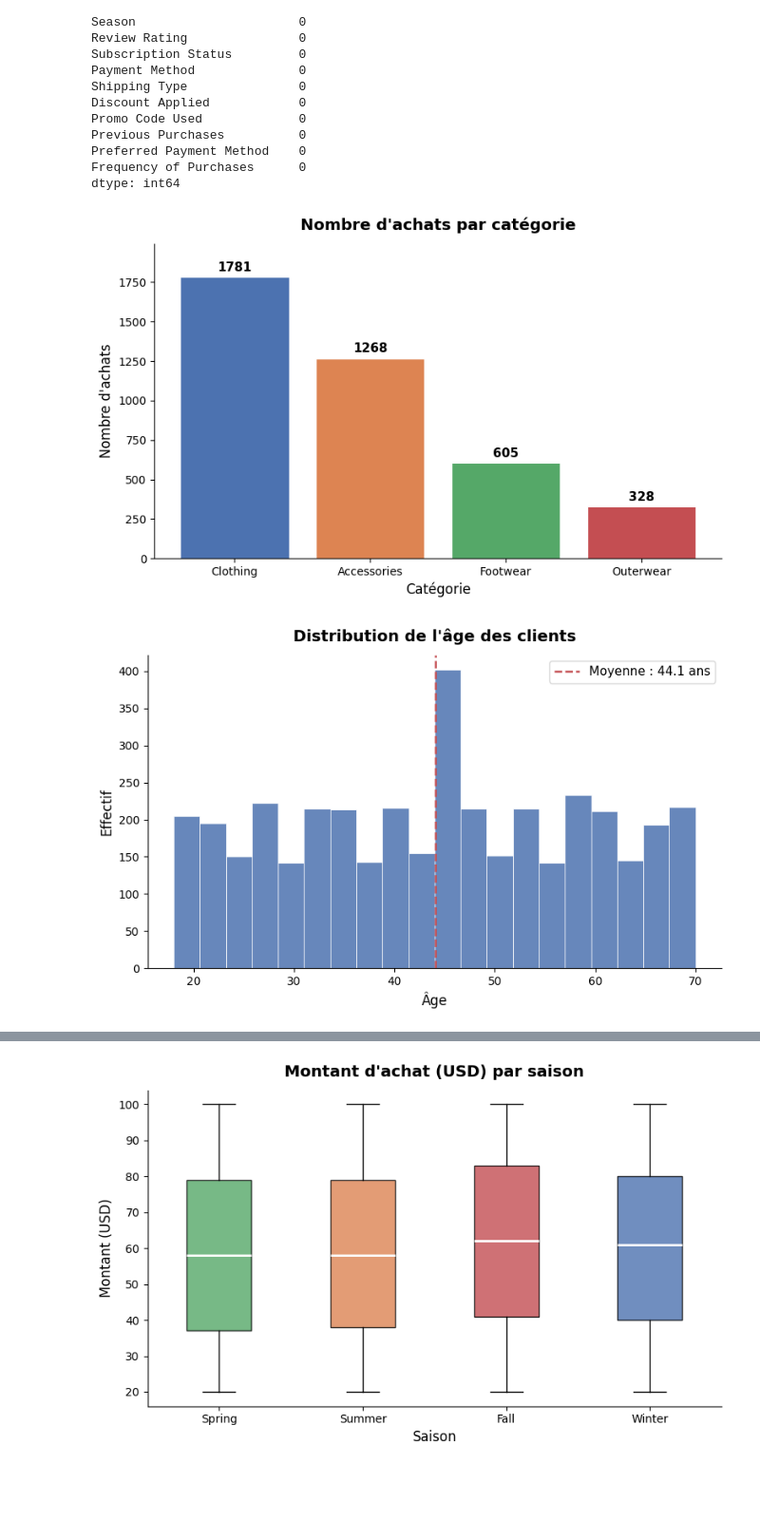
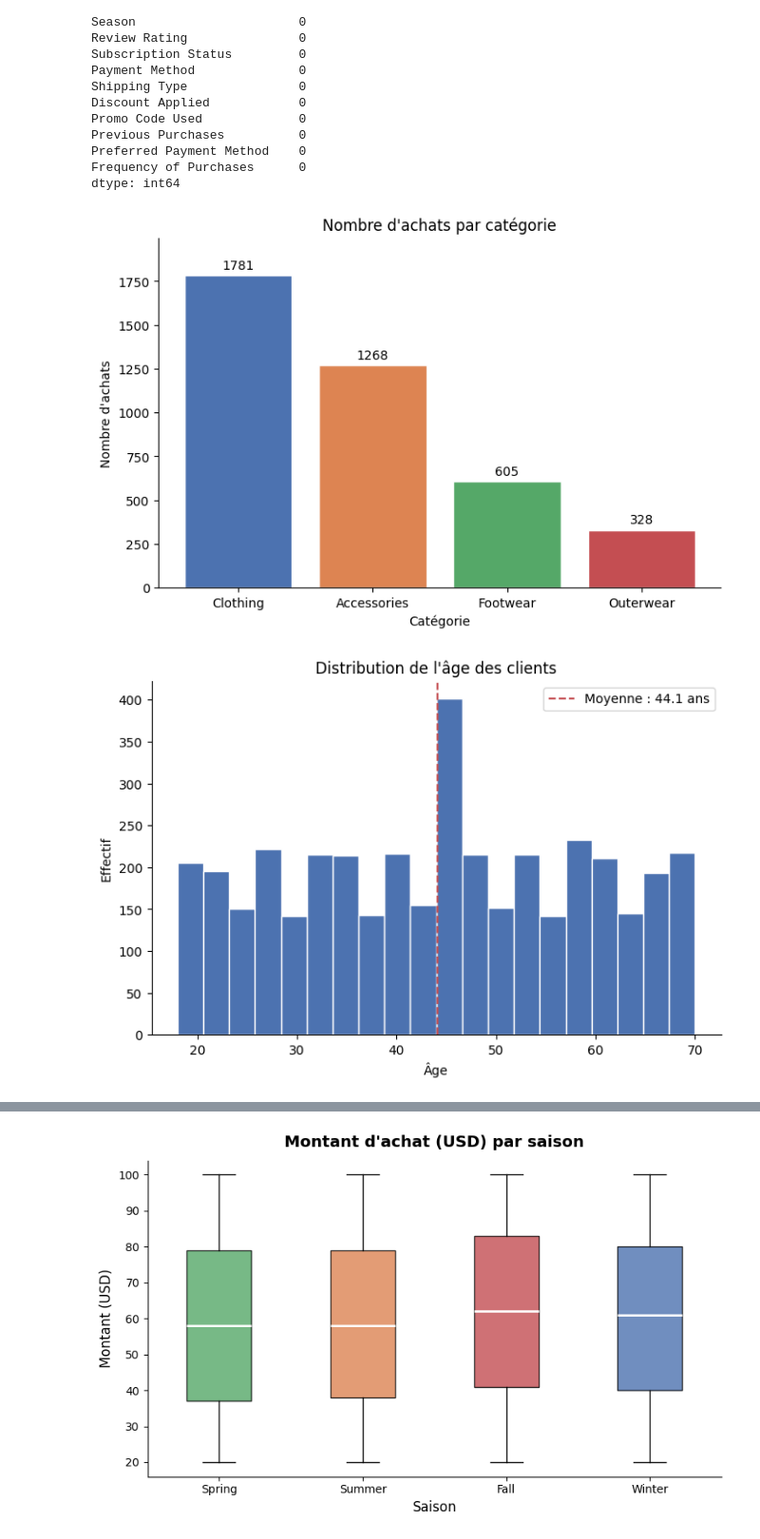
Before and after one commit to HediHachicha/Projet-DS, a Jupyter notebook: projet.ipynb, the cells around one changed output, grey strips where cells are left out. Shown at 95% size. Drawn from its saved outputs; the diff is of its cells as text; code cells hidden in the pictures; blank space fills up the shorter version.

Commit message:
Modified the Graphs

```diff
--- a/projet.ipynb
+++ b/projet.ipynb
@@ -163,32 +163,46 @@ dtype: int64
 import matplotlib.pyplot as plt
 import streamlit as st
 # %%
+cat_counts = df['Category'].value_counts()
+
+
 fig, ax = plt.subplots(figsize=(8, 5))
-cat_counts = df['Category'].value_counts()
+
+
 colors = ['#4C72B0', '#DD8452', '#55A868', '#C44E52']
-bars = ax.bar(cat_counts.index, cat_counts.values, color=colors, edgecolor='white', linewidth=0.8)
-ax.bar_label(bars, padding=3, fontsize=11, fontweight='bold')
-ax.set_title("Nombre d'achats par catégorie", fontsize=14, fontweight='bold', pad=12)
-ax.set_xlabel('Catégorie', fontsize=12)
-ax.set_ylabel("Nombre d'achats", fontsize=12)
+bars = ax.bar(cat_counts.index, cat_counts.values, color=colors, edgecolor='white')
+
+
+ax.bar_label(bars, padding=3)
+
+ax.set_title("Nombre d'achats par catégorie")
+ax.set_xlabel('Catégorie')
+ax.set_ylabel("Nombre d'achats")
+
+
 ax.spines[['top', 'right']].set_visible(False)
 ax.set_ylim(0, cat_counts.max() * 1.12)
-plt.tight_layout()
+
 plt.show()
 # %% [output]
-[figure, old version]
+[figure, new version]
 # %%
 fig, ax = plt.subplots(figsize=(8, 5))
-ax.hist(df['Age'], bins=20, color='#4C72B0', edgecolor='white', linewidth=0.6, alpha=0.85)
-ax.axvline(df['Age'].mean(), color='#C44E52', linestyle='--', linewidth=1.8, label=f"Moyenne : {df['Age'].mean():.1f} ans")
-ax.set_title('Distribution de l\'âge des clients', fontsize=14, fontweight='bold', pad=12)
-ax.set_xlabel('Âge', fontsize=12)
-ax.set_ylabel('Effectif', fontsize=12)
+
+ax.hist(df['Age'], bins=20, color='#4C72B0', edgecolor='white')
+
+ax.axvline(df['Age'].mean(), color='#C44E52', linestyle='--', label=f"Moyenne : {df['Age'].mean():.1f} ans")
+
+ax.set_title("Distribution de l'âge des clients")
+ax.set_xlabel('Âge')
+ax.set_ylabel('Effectif')
+
 ax.spines[['top', 'right']].set_visible(False)
-ax.legend(fontsize=11)
-plt.tight_layout()
+
+ax.legend()
+
 plt.show()
 # %% [output]
-[figure, old version]
+[figure, new version]
 # %%
 fig, ax = plt.subplots(figsize=(6, 6))
```
Also changed, not shown: parts of 4 cells of this notebook.
